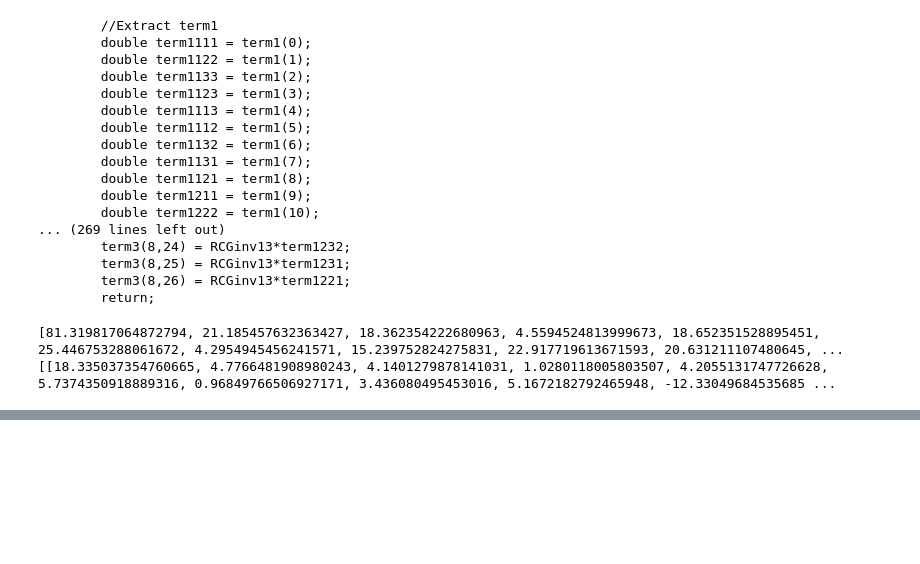
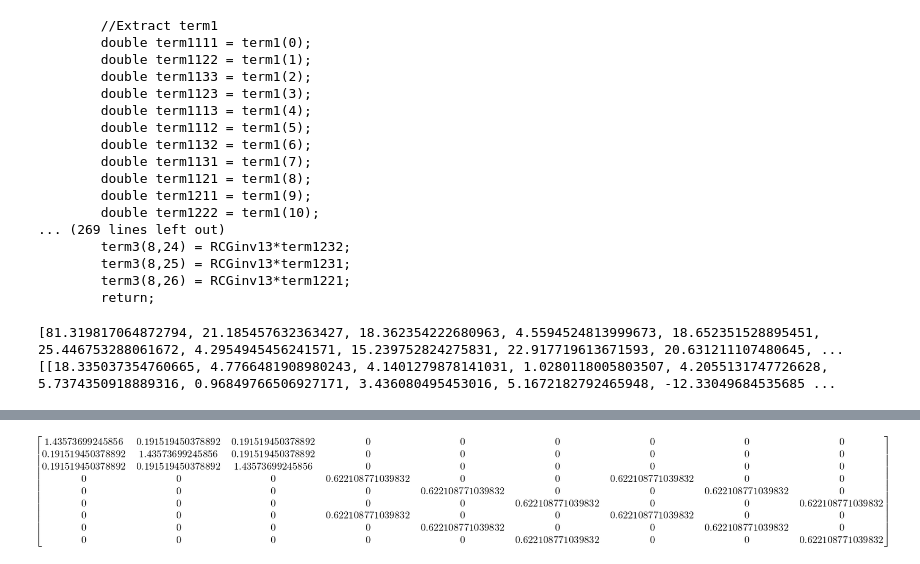
Before and after one commit to lanl/tardigrade-micromorphic-element, a Jupyter notebook: doc/MatrixForm/micromorphic_matrix_form.ipynb, the cells around one changed output, grey strips where cells are left out. Saved outputs shown, nothing was run; the diff lists cells and outputs as text; code cells hidden in the pictures; blank space fills up the shorter version.

```diff
--- a/doc/MatrixForm/micromorphic_matrix_form.ipynb
+++ b/doc/MatrixForm/micromorphic_matrix_form.ipynb
@@ -2750,0 +3613,4 @@ print(map_5ot_to_voigt(temp3,mode=1))
+# %%
+A_num
+# %% [output]
+[figure, added]
```
Also changed, not shown: parts of 62 cells of this notebook, 1 other file.
